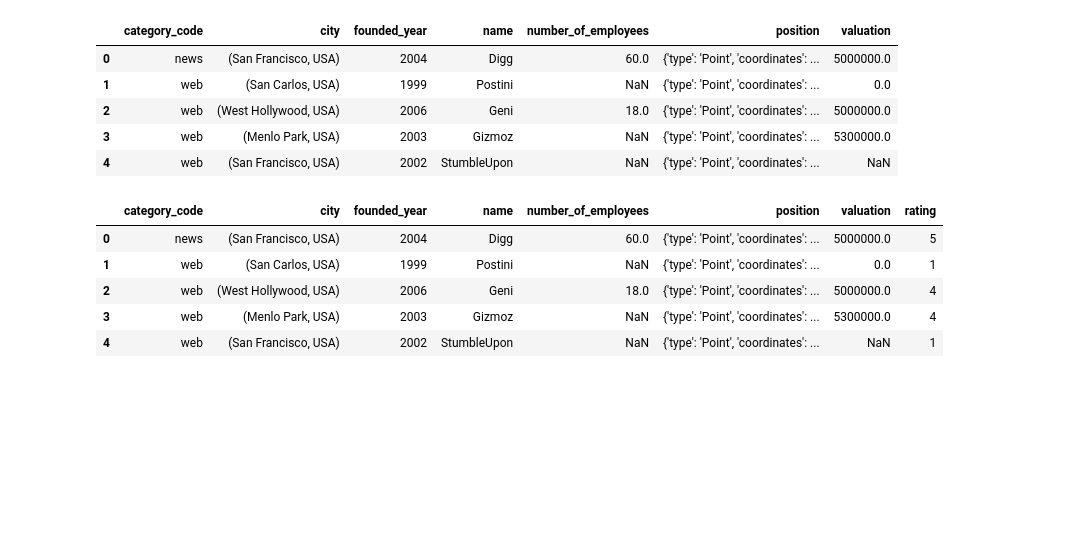
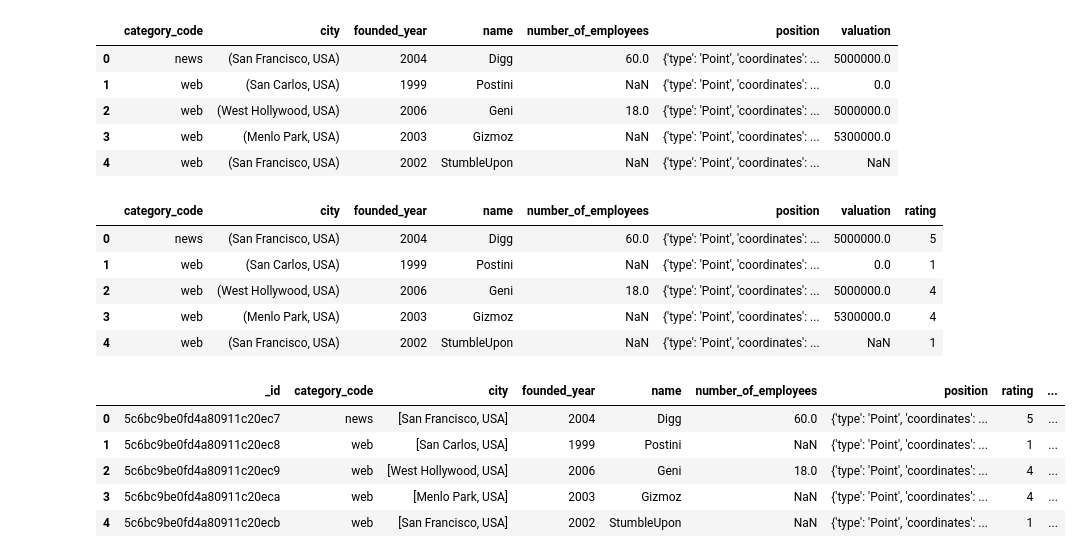
Before and after one commit to hector-moreno/datamad0119, a Jupyter notebook: module-2/tableau-project/your-code/tableau-project.ipynb, the cells around one changed output. Cells and saved outputs as stored; diff of their text form; code cells hidden in the pictures; blank space fills up the shorter version.

```diff
--- a/module-2/tableau-project/your-code/tableau-project.ipynb
+++ b/module-2/tableau-project/your-code/tableau-project.ipynb
@@ -260,11 +260,19 @@ df.to_json("comp_with_coords.json", orient="records", lines=True)
 # %%
 # En companies almacenamos los diccionarios de cada compañía con su rating incorporado.
 
 companies = list(db.location.find({}))
 
 # Generamos un dataframe con los valores de companies
 
 dfRating = pd.DataFrame(companies)
+dfRating.head()
+# %% [output]
+|  | _id | category_code | city | founded_year | name | number_of_employees | position | rating | ... |
+| 0 | 5c6bc9be0fd4a80911c20ec7 | news | [San Francisco, USA] | 2004 | Digg | 60.0 | {'type': 'Point', 'coordinates': ... | 5 | ... |
+| 1 | 5c6bc9be0fd4a80911c20ec8 | web | [San Carlos, USA] | 1999 | Postini | NaN | {'type': 'Point', 'coordinates': ... | 1 | ... |
+| 2 | 5c6bc9be0fd4a80911c20ec9 | web | [West Hollywood, USA] | 2006 | Geni | 18.0 | {'type': 'Point', 'coordinates': ... | 4 | ... |
+| 3 | 5c6bc9be0fd4a80911c20eca | web | [Menlo Park, USA] | 2003 | Gizmoz | NaN | {'type': 'Point', 'coordinates': ... | 4 | ... |
+| 4 | 5c6bc9be0fd4a80911c20ecb | web | [San Francisco, USA] | 2002 | StumbleUpon | NaN | {'type': 'Point', 'coordinates': ... | 1 | ... |
 # %%
 # Definimos getAreasRat() para hallar el rating que suman las empresas en un radio
 # de 10 km alrededor de una compañía. La empresa con mayor rating en su área,
```
Also changed, not shown: parts of 6 cells of this notebook, 3 other files.
